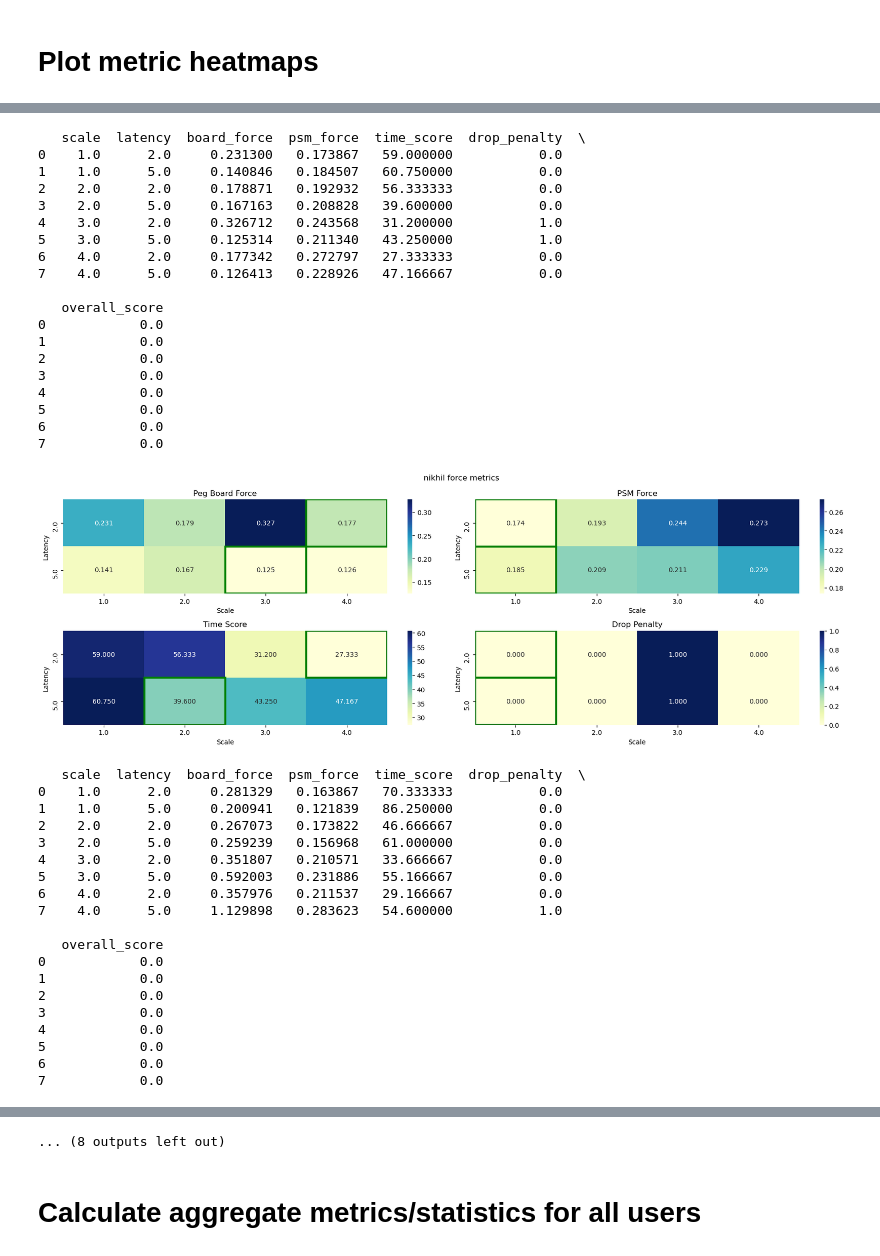
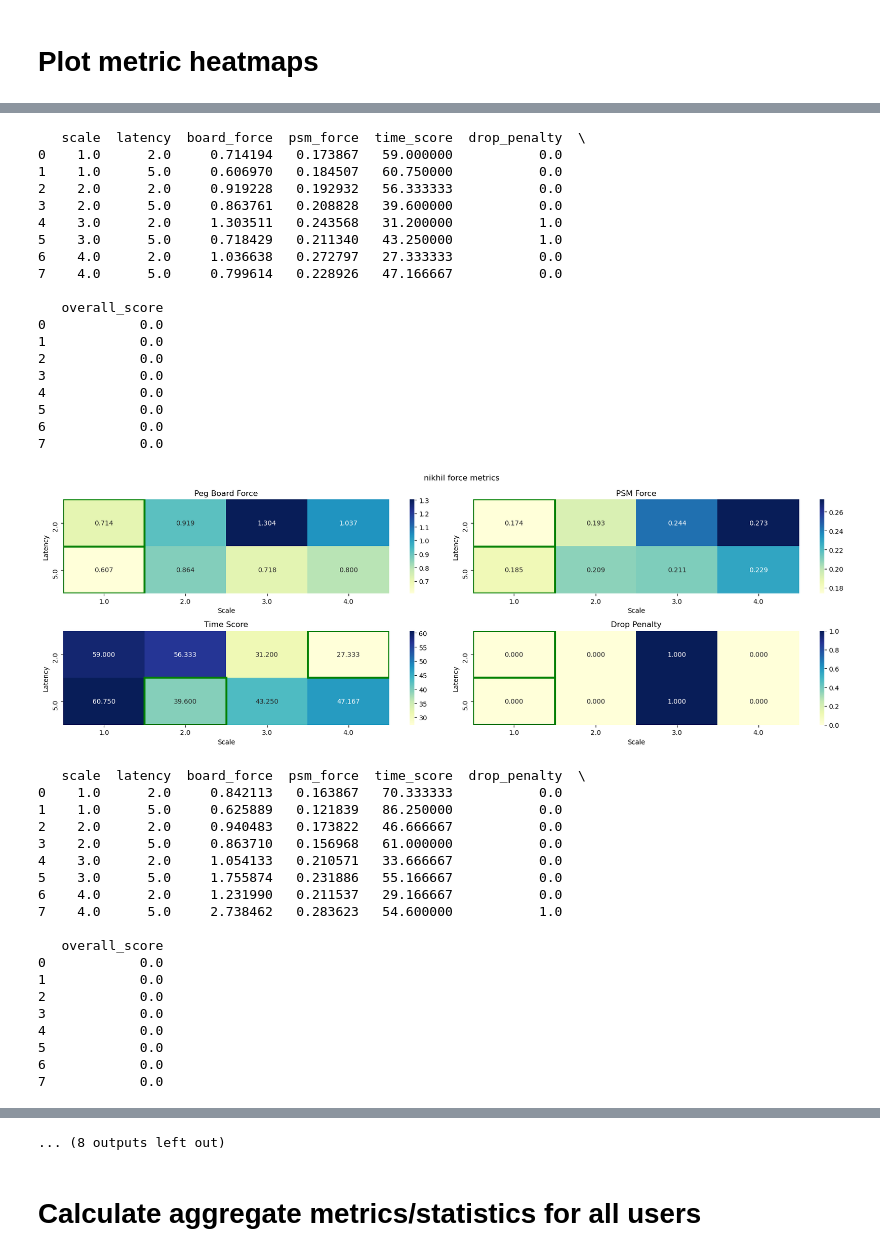
Before and after one commit to jasonkglim/MotionScaling, a Jupyter notebook: dvrk/process_dvrk_trials.ipynb, the cells around one changed output, grey strips where cells are left out. Drawn from its saved outputs; the diff is of its cells as text; code cells hidden in the pictures.

```diff
--- a/dvrk/process_dvrk_trials.ipynb
+++ b/dvrk/process_dvrk_trials.ipynb
@@ -190,8 +190,13 @@ for user in user_list:
 			for interval in freeze_intervals:
 				fts_data_clip = fts_data_clip[(fts_data_clip[' Time '] < interval[0]) | (fts_data_clip[' Time '] > interval[1])]
 
+
+			# Remove all values of Fmag less than 0.1
+			fts_data_clip = fts_data_clip[fts_data_clip['Fmag'] > 0.1]
+
 			# Calculate board force metric as the average force magnitude over clipped portion of trial
 			board_avg_force = fts_data_clip['Fmag'].mean()
+			# board_sum_force = fts_data_clip['Fmag'].sum()
 			trial_board_force.append(board_avg_force) # average board force metric over number of trials
 
 			# Calculate psm force metric
@@ -394,7 +398,7 @@ for user, metric_data in all_user_data.items():
 	plt.tight_layout()
 	folder = "../figures/dvrk"
 	os.makedirs(folder, exist_ok=True)
-	filepath = f"{folder}/{user}_force"
+	filepath = f"{folder}/{user}_metrics_summed.png"
 	plt.savefig(filepath, facecolor='w')
 	plt.show()
 
@@ -522,32 +526,32 @@ for user, metric_data in all_user_data.items():
    scale  latency  board_force  psm_force  time_score  drop_penalty  \
-0    1.0      2.0     0.231300   0.173867   59.000000           0.0
-1    1.0      5.0     0.140846   0.184507   60.750000           0.0
-2    2.0      2.0     0.178871   0.192932   56.333333           0.0
-3    2.0      5.0     0.167163   0.208828   39.600000           0.0
-4    3.0      2.0     0.326712   0.243568   31.200000           1.0
-5    3.0      5.0     0.125314   0.211340   43.250000           1.0
-6    4.0      2.0     0.177342   0.272797   27.333333           0.0
-7    4.0      5.0     0.126413   0.228926   47.166667           0.0
+0    1.0      2.0     0.714194   0.173867   59.000000           0.0
+1    1.0      5.0     0.606970   0.184507   60.750000           0.0
+2    2.0      2.0     0.919228   0.192932   56.333333           0.0
+3    2.0      5.0     0.863761   0.208828   39.600000           0.0
+4    3.0      2.0     1.303511   0.243568   31.200000           1.0
+5    3.0      5.0     0.718429   0.211340   43.250000           1.0
+6    4.0      2.0     1.036638   0.272797   27.333333           0.0
+7    4.0      5.0     0.799614   0.228926   47.166667           0.0
 
    overall_score
 0            0.0
 1            0.0
 2            0.0
 3            0.0
 4            0.0
 5            0.0
 6            0.0
 7            0.0
-[figure, old version]
+[figure, new version]
    scale  latency  board_force  psm_force  time_score  drop_penalty  \
-0    1.0      2.0     0.281329   0.163867   70.333333           0.0
-1    1.0      5.0     0.200941   0.121839   86.250000           0.0
-2    2.0      2.0     0.267073   0.173822   46.666667           0.0
-3    2.0      5.0     0.259239   0.156968   61.000000           0.0
-4    3.0      2.0     0.351807   0.210571   33.666667           0.0
-5    3.0      5.0     0.592003   0.231886   55.166667           0.0
-6    4.0      2.0     0.357976   0.211537   29.166667           0.0
-7    4.0      5.0     1.129898   0.283623   54.600000           1.0
+0    1.0      2.0     0.842113   0.163867   70.333333           0.0
+1    1.0      5.0     0.625889   0.121839   86.250000           0.0
+2    2.0      2.0     0.940483   0.173822   46.666667           0.0
+3    2.0      5.0     0.863710   0.156968   61.000000           0.0
+4    3.0      2.0     1.054133   0.210571   33.666667           0.0
+5    3.0      5.0     1.755874   0.231886   55.166667           0.0
+6    4.0      2.0     1.231990   0.211537   29.166667           0.0
+7    4.0      5.0     2.738462   0.283623   54.600000           1.0
 
    overall_score
 0            0.0
```
Also changed, not shown: parts of 4 cells of this notebook, 47 other files.
